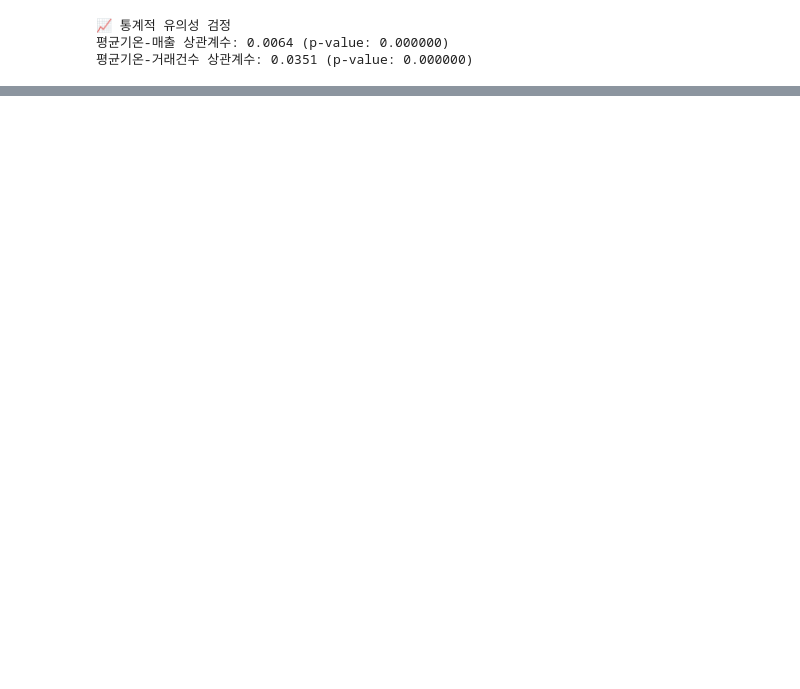
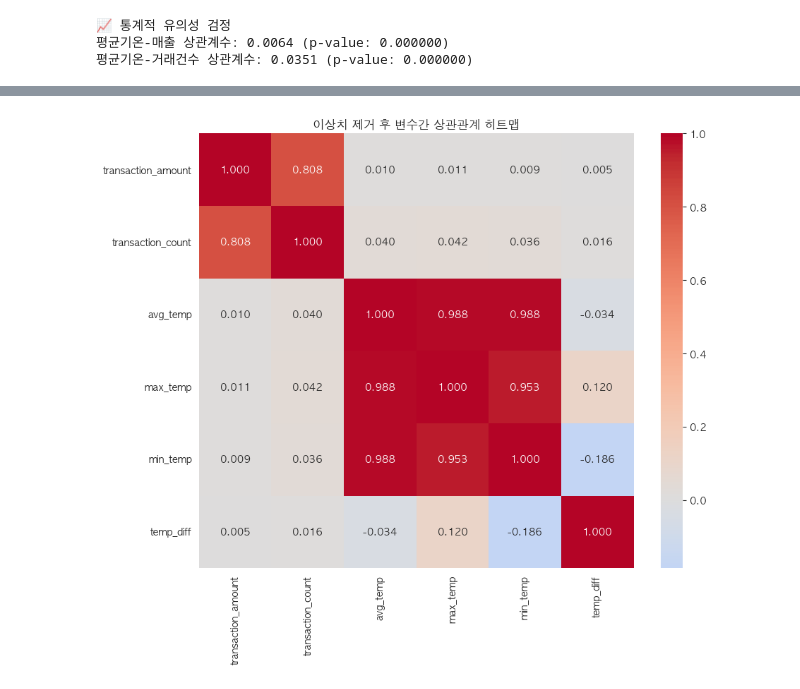
Before and after one commit to ESTCAMP-Team5/first_project, a Jupyter notebook: credit_card_usage_modeling/workspace/EDA/doyoung/EDA.ipynb, the cells around one changed output, grey strips where cells are left out. Saved outputs shown, nothing was run; the diff lists cells and outputs as text; code cells hidden in the pictures; blank space fills up the shorter version.

```diff
--- a/credit_card_usage_modeling/workspace/EDA/doyoung/EDA.ipynb
+++ b/credit_card_usage_modeling/workspace/EDA/doyoung/EDA.ipynb
@@ -306,0 +202,15 @@ print()
+# %%
+correlation_vars = ['transaction_amount', 'transaction_count',
+                    'avg_temp', 'max_temp', 'min_temp', 'temp_diff']
+
+# 상관계수 계산
+correlation_matrix = df_no_outliers[correlation_vars].corr()
+
+# 히트맵 시각화
+plt.figure(figsize=(10, 8))
+sns.heatmap(correlation_matrix, annot=True, cmap='coolwarm', center=0,
+            square=True, fmt='.3f')
+plt.title('이상치 제거 후 변수간 상관관계 히트맵')
+plt.show()
+# %% [output]
+[figure, added]
```
Also changed, not shown: parts of 9 cells of this notebook.
